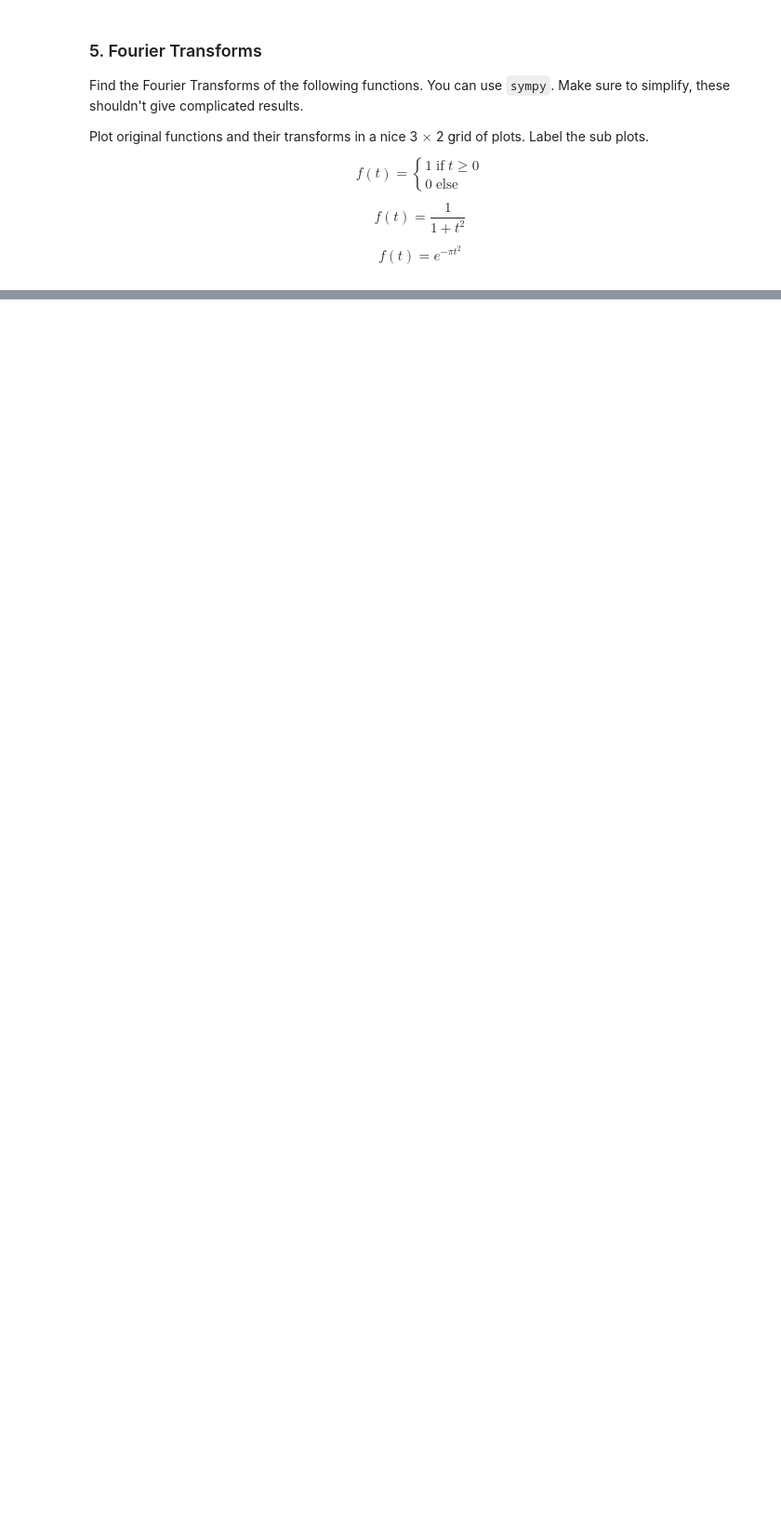
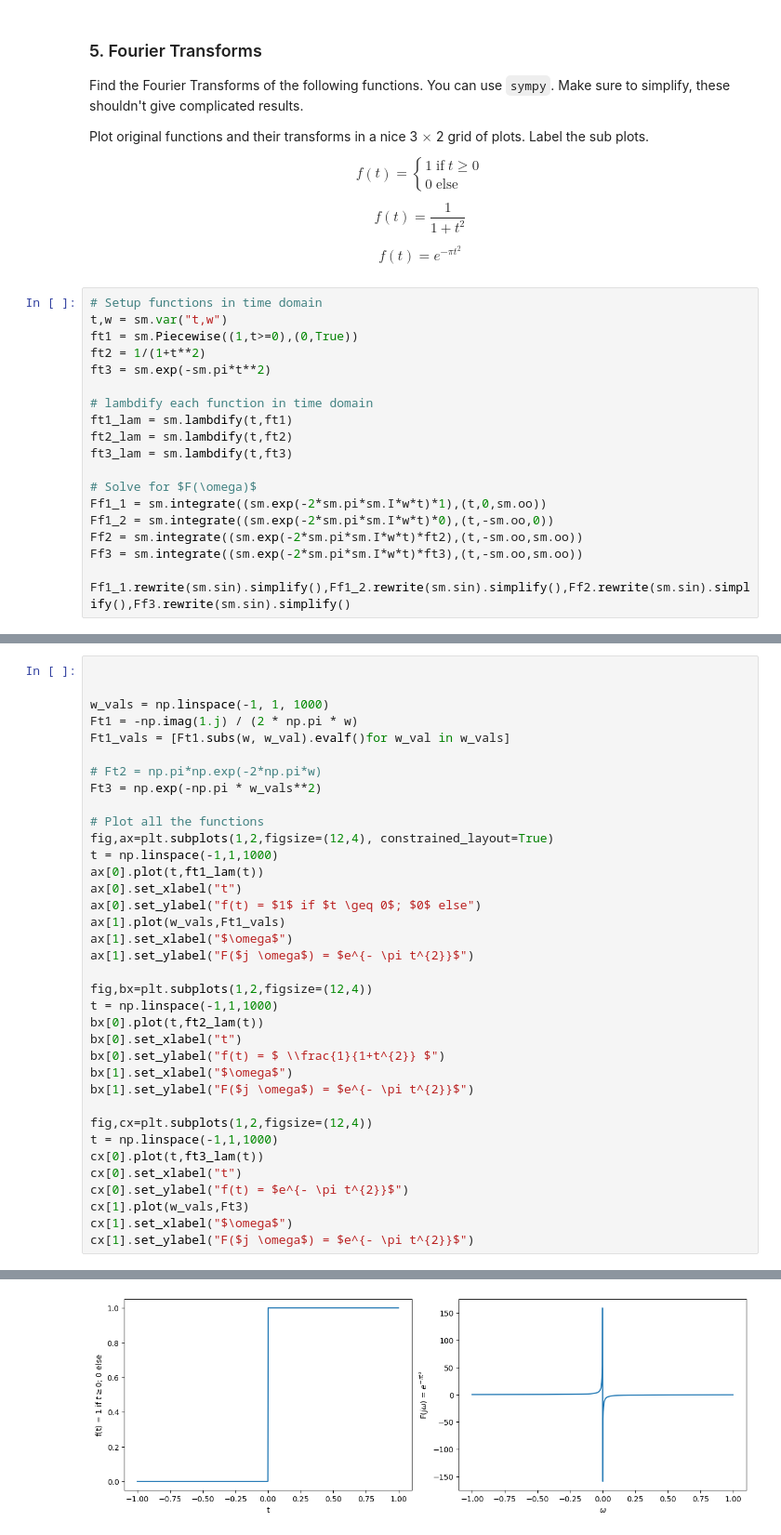
Before and after one commit to enriquea02/uw, a Jupyter notebook: eep502_analytical_methods_for_electrical_engineering/homework/HW_06_Fourier_transforms_eantunano.ipynb, the cells around one changed output, grey strips where cells are left out. Shown at 93% size. Drawn from its saved outputs; the diff is of its cells as text; blank space fills up the shorter version.

```diff
--- a/eep502_analytical_methods_for_electrical_engineering/homework/HW_06_Fourier_transforms_eantunano.ipynb
+++ b/eep502_analytical_methods_for_electrical_engineering/homework/HW_06_Fourier_transforms_eantunano.ipynb
@@ -270,3 +281,22 @@ $$
 $$
 f(t) = e^{-\pi t^2}
 $$
+# %%
+# Setup functions in time domain
+t,w = sm.var("t,w")
+ft1 = sm.Piecewise((1,t>=0),(0,True))
+ft2 = 1/(1+t**2)
+ft3 = sm.exp(-sm.pi*t**2)
+
+# lambdify each function in time domain
+ft1_lam = sm.lambdify(t,ft1)
+ft2_lam = sm.lambdify(t,ft2)
+ft3_lam = sm.lambdify(t,ft3)
+
+# Solve for $F(\omega)$
+Ff1_1 = sm.integrate((sm.exp(-2*sm.pi*sm.I*w*t)*1),(t,0,sm.oo))
+Ff1_2 = sm.integrate((sm.exp(-2*sm.pi*sm.I*w*t)*0),(t,-sm.oo,0))
+Ff2 = sm.integrate((sm.exp(-2*sm.pi*sm.I*w*t)*ft2),(t,-sm.oo,sm.oo))
+Ff3 = sm.integrate((sm.exp(-2*sm.pi*sm.I*w*t)*ft3),(t,-sm.oo,sm.oo))
+
+Ff1_1.rewrite(sm.sin).simplify(),Ff1_2.rewrite(sm.sin).simplify(),Ff2.rewrite(sm.sin).simplify(),Ff3.rewrite(sm.sin).simplify()
@@ -272,0 +305,37 @@ $$
+# %%
+
+
+w_vals = np.linspace(-1, 1, 1000)
+Ft1 = -np.imag(1.j) / (2 * np.pi * w)
+Ft1_vals = [Ft1.subs(w, w_val).evalf()for w_val in w_vals]
+
+# Ft2 = np.pi*np.exp(-2*np.pi*w)
+Ft3 = np.exp(-np.pi * w_vals**2)
+
+# Plot all the functions
+fig,ax=plt.subplots(1,2,figsize=(12,4), constrained_layout=True)
+t = np.linspace(-1,1,1000)
+ax[0].plot(t,ft1_lam(t))
+ax[0].set_xlabel("t")
+ax[0].set_ylabel("f(t) = $1$ if $t \geq 0$; $0$ else")
+ax[1].plot(w_vals,Ft1_vals)
+ax[1].set_xlabel("$\omega$")
+ax[1].set_ylabel("F($j \omega$) = $e^{- \pi t^{2}}$")
+
+fig,bx=plt.subplots(1,2,figsize=(12,4))
+t = np.linspace(-1,1,1000)
+bx[0].plot(t,ft2_lam(t))
+bx[0].set_xlabel("t")
+bx[0].set_ylabel("f(t) = $ \\frac{1}{1+t^{2}} $")
+bx[1].set_xlabel("$\omega$")
+bx[1].set_ylabel("F($j \omega$) = $e^{- \pi t^{2}}$")
+
+fig,cx=plt.subplots(1,2,figsize=(12,4))
+t = np.linspace(-1,1,1000)
+cx[0].plot(t,ft3_lam(t))
+cx[0].set_xlabel("t")
+cx[0].set_ylabel("f(t) = $e^{- \pi t^{2}}$")
+cx[1].plot(w_vals,Ft3)
+cx[1].set_xlabel("$\omega$")
+cx[1].set_ylabel("F($j \omega$) = $e^{- \pi t^{2}}$")
+# %% [output]
@@ -272,0 +343 @@ $$
+[figure, added]
```
Also changed, not shown: parts of 7 cells of this notebook.
